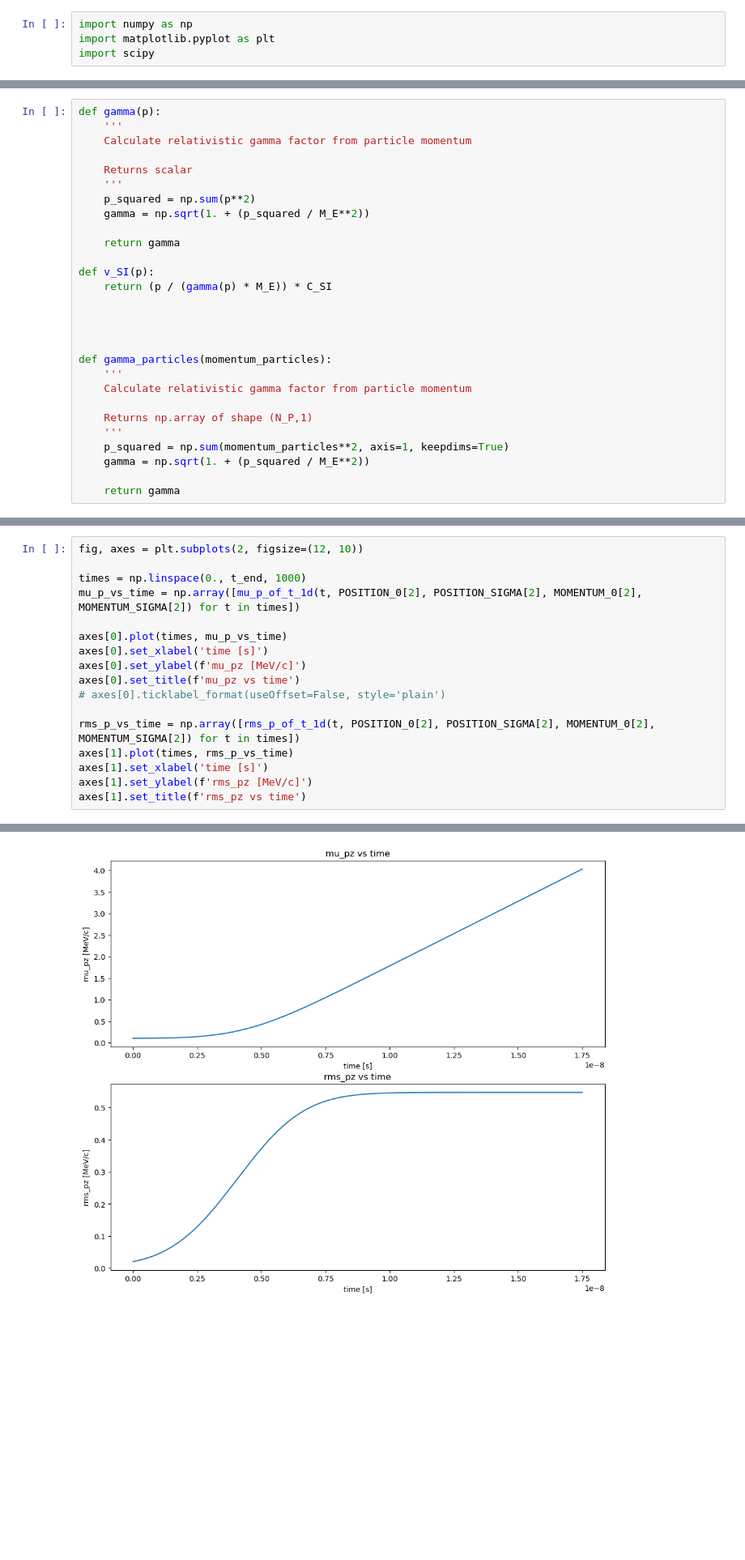
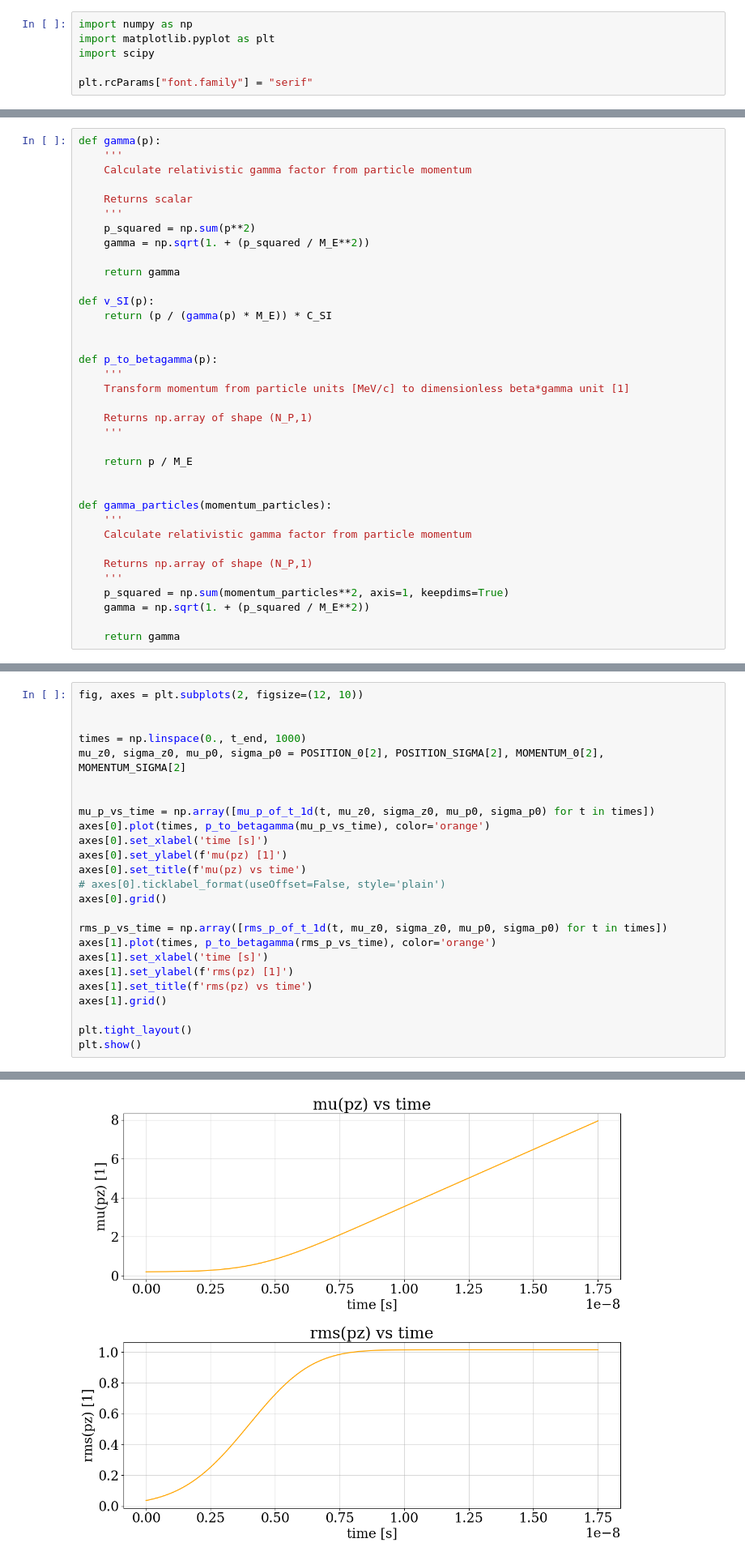
Before and after one commit to alexanderwischmann/FS26-semester-project, a Jupyter notebook: python/analytic_solve.ipynb, the cells around one changed output, grey strips where cells are left out. Shown at 81% size. Saved outputs shown, nothing was run; the diff lists cells and outputs as text; blank space fills up the shorter version.

Commit message:
introduce betagamma units and improve plots

```diff
--- a/python/analytic_solve.ipynb
+++ b/python/analytic_solve.ipynb
@@ -2,6 +2,8 @@
 import numpy as np
 import matplotlib.pyplot as plt
 import scipy
+
+plt.rcParams["font.family"] = "serif"
 # %%
 # PHYSICAl CONSTANTS
 
@@ -72,6 +88,14 @@ def v_SI(p):
     return (p / (gamma(p) * M_E)) * C_SI
 
 
+def p_to_betagamma(p):
+    '''
+    Transform momentum from particle units [MeV/c] to dimensionless beta*gamma unit [1]
+
+    Returns np.array of shape (N_P,1)
+    '''
+
+    return p / M_E
 
 
 def gamma_particles(momentum_particles):
@@ -205,18 +231,26 @@ def rms_p_of_t_1d(t, mu_z0, sigma_z0, mu_p0, sigma_p0):
 # %%
 fig, axes = plt.subplots(2, figsize=(12, 10))
 
+
 times = np.linspace(0., t_end, 1000)
-mu_p_vs_time = np.array([mu_p_of_t_1d(t, POSITION_0[2], POSITION_SIGMA[2], MOMENTUM_0[2], MOMENTUM_SIGMA[2]) for t in times])
+mu_z0, sigma_z0, mu_p0, sigma_p0 = POSITION_0[2], POSITION_SIGMA[2], MOMENTUM_0[2], MOMENTUM_SIGMA[2]
 
-axes[0].plot(times, mu_p_vs_time)
+
+mu_p_vs_time = np.array([mu_p_of_t_1d(t, mu_z0, sigma_z0, mu_p0, sigma_p0) for t in times])
+axes[0].plot(times, p_to_betagamma(mu_p_vs_time), color='orange')
 axes[0].set_xlabel('time [s]')
-axes[0].set_ylabel(f'mu_pz [MeV/c]')
-axes[0].set_title(f'mu_pz vs time')
+axes[0].set_ylabel(f'mu(pz) [1]')
+axes[0].set_title(f'mu(pz) vs time')
 # axes[0].ticklabel_format(useOffset=False, style='plain')
+axes[0].grid()
 
-rms_p_vs_time = np.array([rms_p_of_t_1d(t, POSITION_0[2], POSITION_SIGMA[2], MOMENTUM_0[2], MOMENTUM_SIGMA[2]) for t in times])
-axes[1].plot(times, rms_p_vs_time)
+rms_p_vs_time = np.array([rms_p_of_t_1d(t, mu_z0, sigma_z0, mu_p0, sigma_p0) for t in times])
+axes[1].plot(times, p_to_betagamma(rms_p_vs_time), color='orange')
 axes[1].set_xlabel('time [s]')
-axes[1].set_ylabel(f'rms_pz [MeV/c]')
-axes[1].set_title(f'rms_pz vs time')
+axes[1].set_ylabel(f'rms(pz) [1]')
+axes[1].set_title(f'rms(pz) vs time')
+axes[1].grid()
+
+plt.tight_layout()
+plt.show()
 # %% [output]
@@ -224 +257 @@ Text(0.5, 1.0, 'rms_pz vs time')
-[figure, old version]
+[figure, new version]
```
Also changed, not shown: parts of 4 cells of this notebook.
